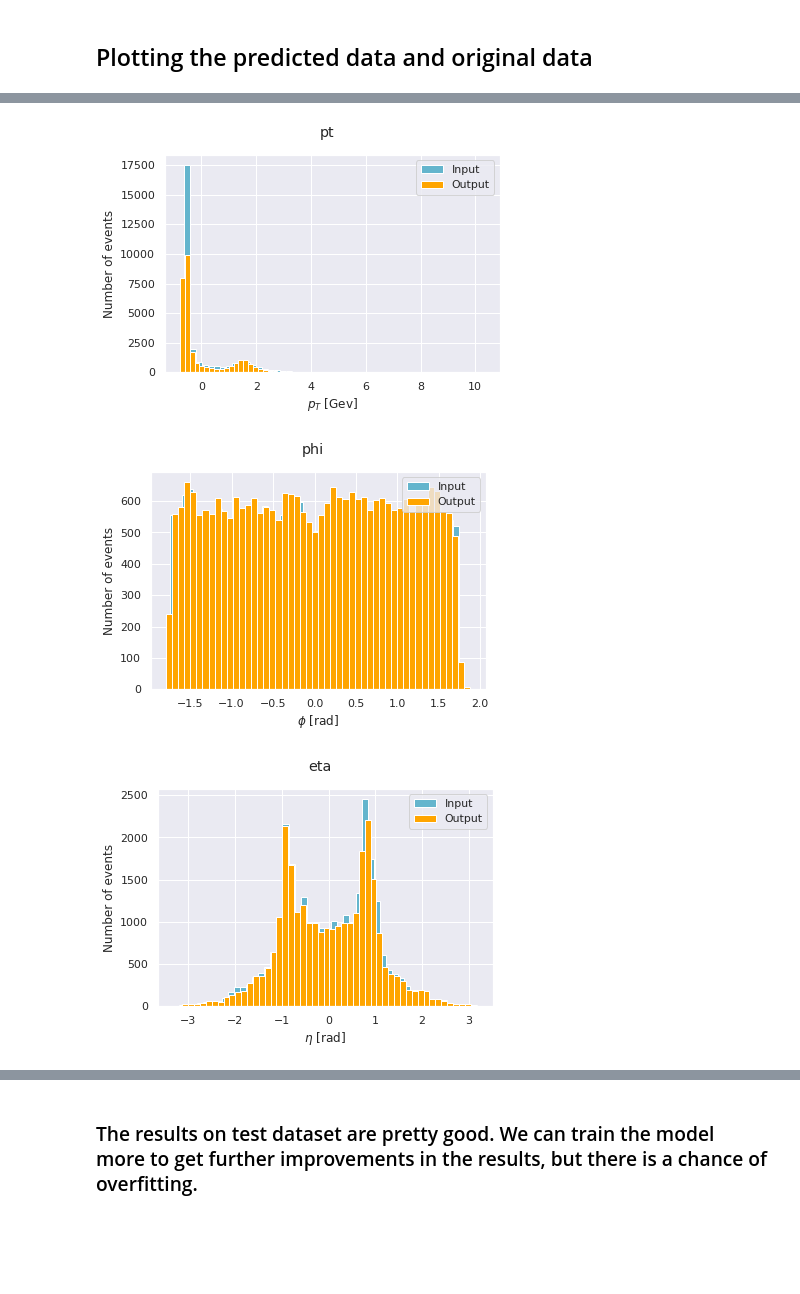
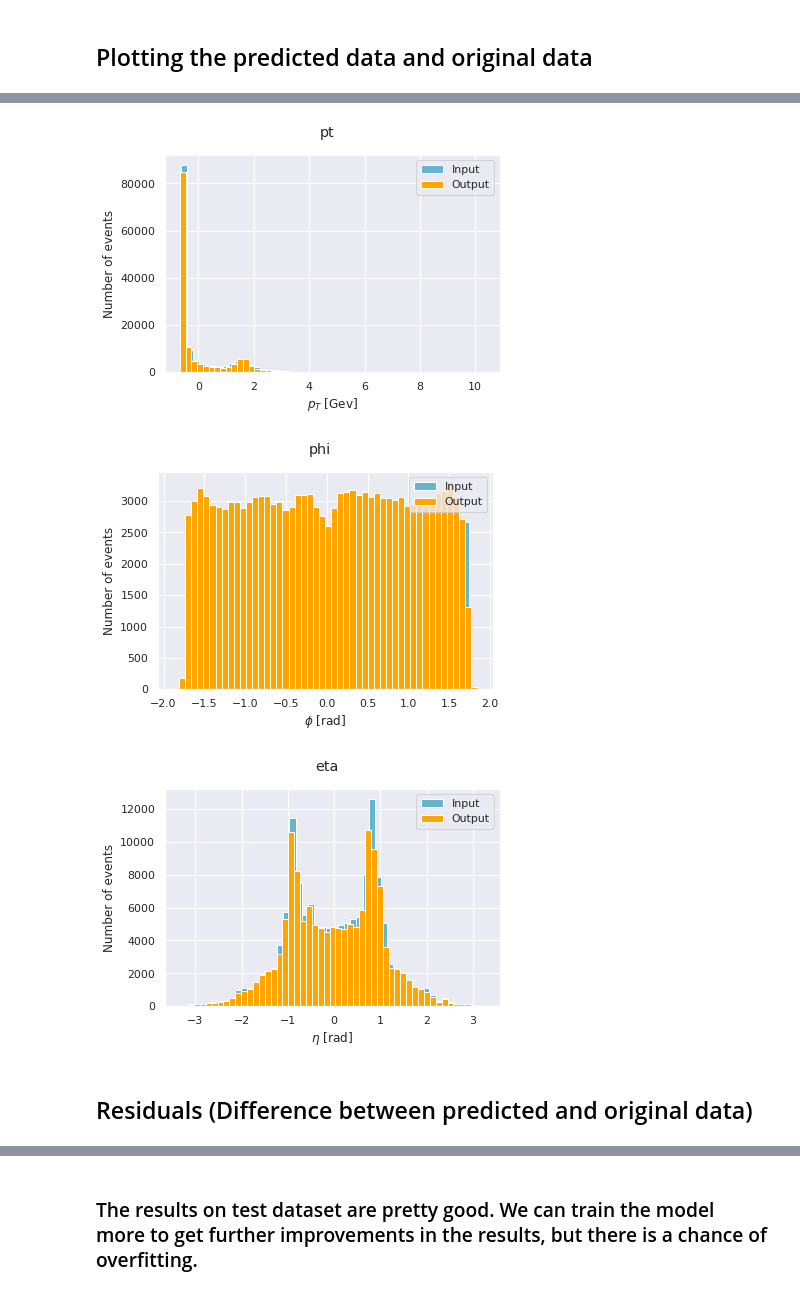
Before and after one commit to ATLAS-Autoencoders-GSoC-2020-Closed/gsoc-assignment-prabh27, a Jupyter notebook: autoencoder_4D.ipynb, the cells around one changed output, grey strips where cells are left out. Cells and saved outputs as stored; diff of their text form; code cells hidden in the pictures; blank space fills up the shorter version.

Commit message:
residuals, anomaly detection

```diff
--- a/autoencoder_4D.ipynb
+++ b/autoencoder_4D.ipynb
@@ -168,7 +176,9 @@ train[['m', 'pt', 'phi', 'eta']] = scaler.transform(train[['m', 'pt', 'phi', 'et
 
 test[['m', 'pt', 'phi', 'eta']] = scaler.transform(test[['m', 'pt', 'phi', 'eta']])
 
-train.head()
+combined_data[['m', 'pt', 'phi', 'eta']] = scaler.transform(combined_data[['m', 'pt', 'phi', 'eta']])
+
+combined_data.head()
 # %% [output]
 |  | m | pt | phi | eta |
 | 132784 | -0.688499 | -0.607632 | 0.868110 | 0.759044 |
@@ -191,11 +201,11 @@ alpha = 1
 n_bins = 50
 for i in np.arange(4):
     plt.figure(i + 4)
-    n_hist_data, bin_edges, _ = plt.hist(train.iloc[:,i], color=colors[1], label='Input', alpha=alpha, bins=n_bins)
+    n_hist_data, bin_edges, _ = plt.hist(combined_data.iloc[:,i], color=colors[1], label='Input', alpha=alpha, bins=n_bins)
     plt.suptitle(test.columns[i])
     plt.xlabel(variable_list[i] + ' ' + unit_list[i])
     plt.ylabel('Number of events')
     plt.legend()
     fig_name = 'train_data_hist_%s' % train.columns[i]
-#     plt.savefig(figures_folder + fig_name)
+    plt.savefig(figures_folder + fig_name)
 # %% [output]
@@ -338,3 +380,4 @@ Let's get the predicted data to visualize the performance of the autoencoder.
 # %%
 model.to('cpu')
-x_test = torch.tensor(x_test)
+combined_data_np_array = np.array(combined_data, dtype=np.float32)
+combined_data_tensor = torch.tensor(combined_data_np_array)
@@ -351,5 +394,5 @@ tensor([[-0.5333, -0.5819,  1.0872, -0.0711],
 # %%
-pred = model(x_test).detach().numpy()
+pred = model(combined_data_tensor).detach().numpy()
 # %%
 pred
 # %% [output]
@@ -377,12 +420,12 @@ alpha = 1
 n_bins = 50
 for i in np.arange(4):
     plt.figure(i + 4)
-    n_hist_data, bin_edges, _ = plt.hist(x_test[:,i], color=colors[1], label='Input', alpha=alpha, bins=n_bins)
+    n_hist_data, bin_edges, _ = plt.hist(combined_data_np_array[:,i], color=colors[1], label='Input', alpha=alpha, bins=n_bins)
     n_hist_pred, _, _ = plt.hist(pred[:, i], color=colors[0], label='Output', alpha=alpha, bins=n_bins)
     plt.suptitle(train.columns[i])
     plt.xlabel(variable_list[i] + ' ' + unit_list[i])
     plt.ylabel('Number of events')
     plt.legend()
-    fig_name = 'train_data_hist_%s' % train.columns[i]
-#     plt.savefig(figures_folder + fig_name)
+    fig_name = 'comparison_%s' % train.columns[i]
+    plt.savefig(figures_folder + fig_name)
 # %% [output]
@@ -390,3 +433,5 @@ for i in np.arange(4):
-[figure, old version]
+[figure, new version]
-[figure, old version]
+[figure, new version]
-[figure, old version]
+[figure, new version]
+# %% [markdown]
+## Residuals (Difference between predicted and original data)
```
Also changed, not shown: parts of 21 cells of this notebook, 1 other file.
